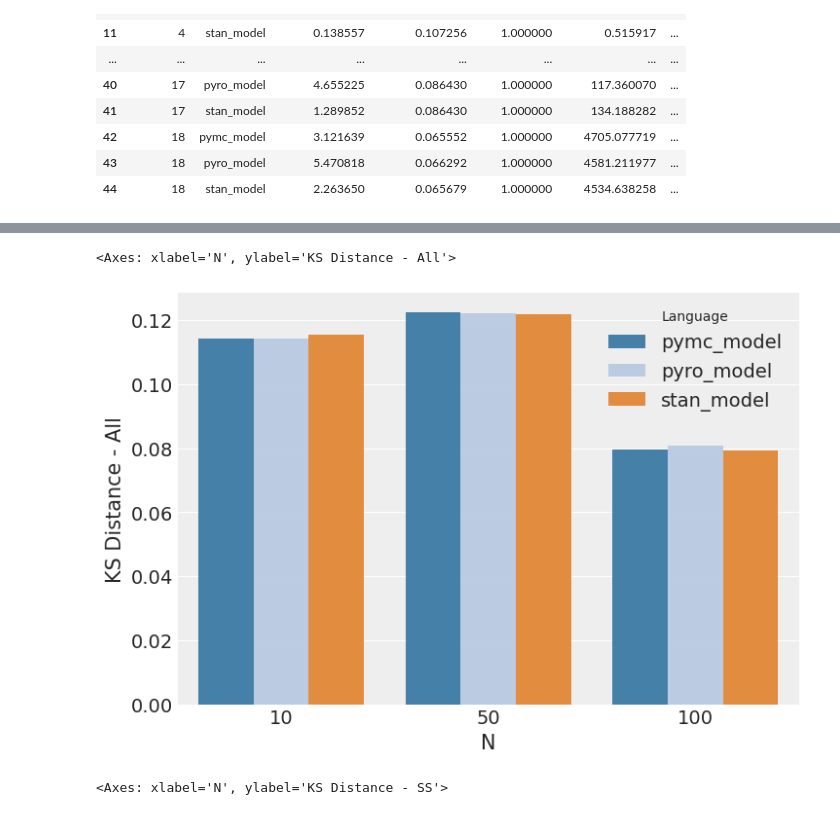
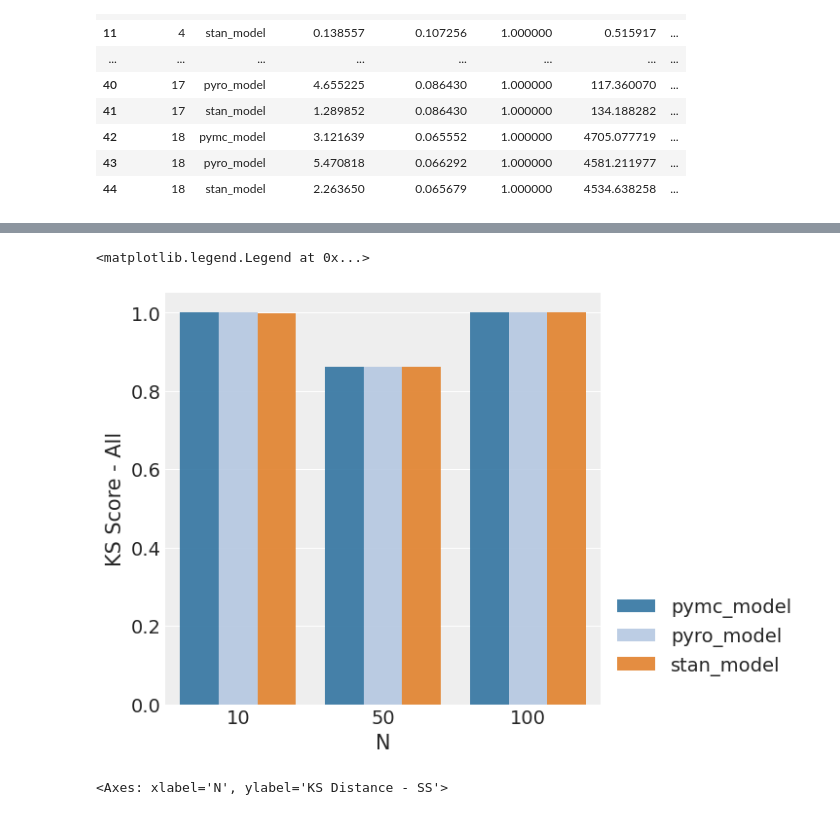
Before and after one commit to patrick-pagni/whats_your_bench, a Jupyter notebook: notebooks/analysis.ipynb, the cells around one changed output, grey strips where cells are left out. Saved outputs shown, nothing was run; the diff lists cells and outputs as text; code cells hidden in the pictures.

```diff
--- a/notebooks/analysis.ipynb
+++ b/notebooks/analysis.ipynb
@@ -146,16 +186,19 @@ sns.barplot(data = temp, x = "priors", y = "KS Distance - All", hue = "Language"
 # %%
 temp = results.copy()
 N = (([10] * 3 + [50] * 3 + [100] * 3) * 4) + ([50] *6)*3
 temp["N"] = N
 
 temp = temp.groupby(["N", "Language"])[["KS Distance - All", "KS Score - All", "KS Distance - SS", "KS Score - SS", "KL Divergence"]].mean()
 
-sns.barplot(data = temp, x = "N", y = "KS Distance - All", hue = "Language", alpha = 0.9, palette = "tab20")
+sns.barplot(data = temp, x = "N", y = "KS Score - All", hue = "Language", alpha = 0.9, palette = "tab20")
+
+plt.legend(bbox_to_anchor = [1, 0.3])
+
 #sns.barplot(data = temp, x = "N", y = "KS Distance - SS", hue = "Language", alpha = 0.9, palette = "tab20", ax = ax[1])
 #sns.barplot(data = temp, x = "N", y = "KL Divergence", hue = "Language", alpha = 0.9, palette = "tab20", ax = ax[2])
 # %% [output]
-<Axes: xlabel='N', ylabel='KS Distance - All'>
+<matplotlib.legend.Legend at 0x...>
-[figure, old version]
+[figure, new version]
 # %%
 temp = results.copy()
 N = (([10] * 3 + [50] * 3 + [100] * 3) * 4) + ([50] *6)*3
```
Also changed, not shown: parts of 5 cells of this notebook, 5 other files.
